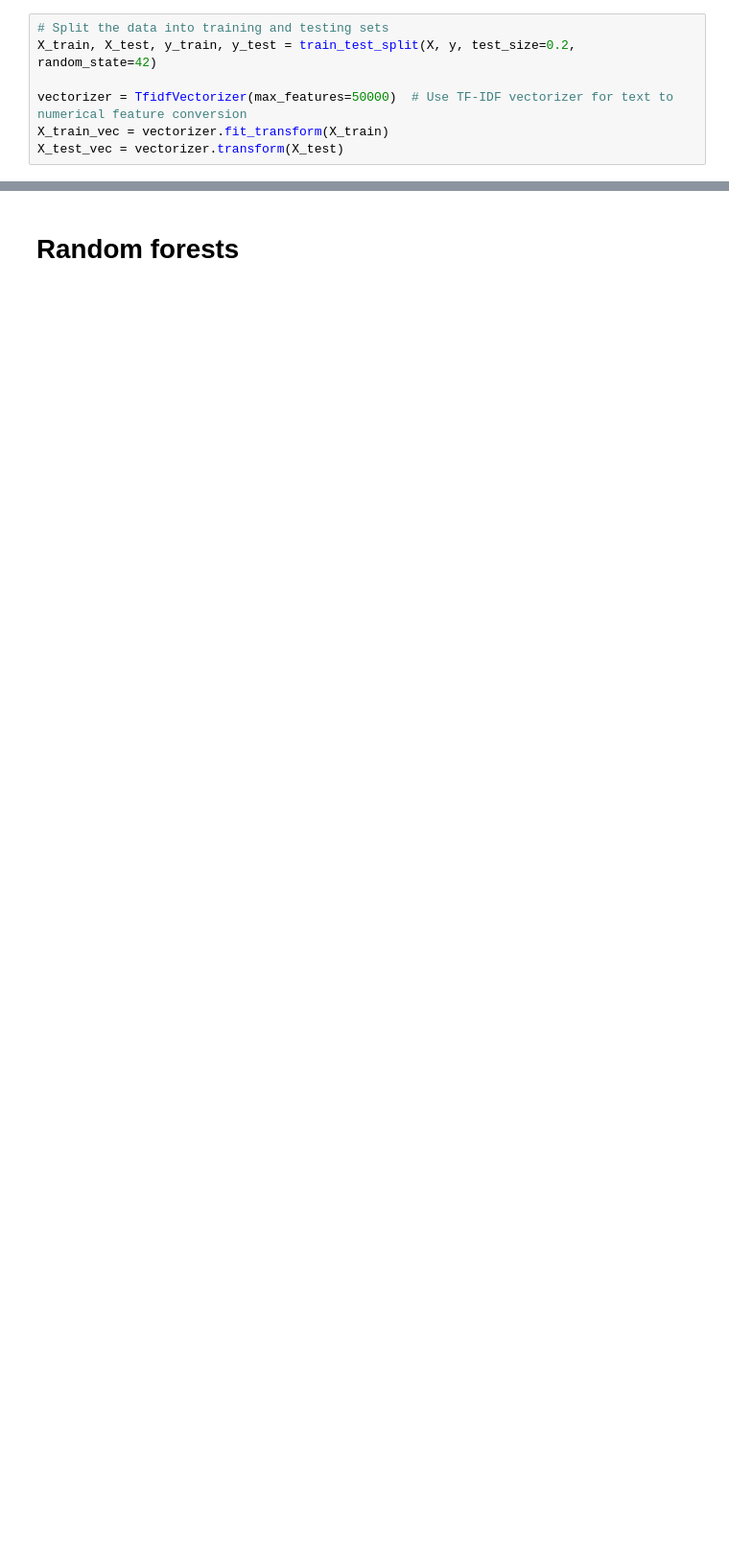
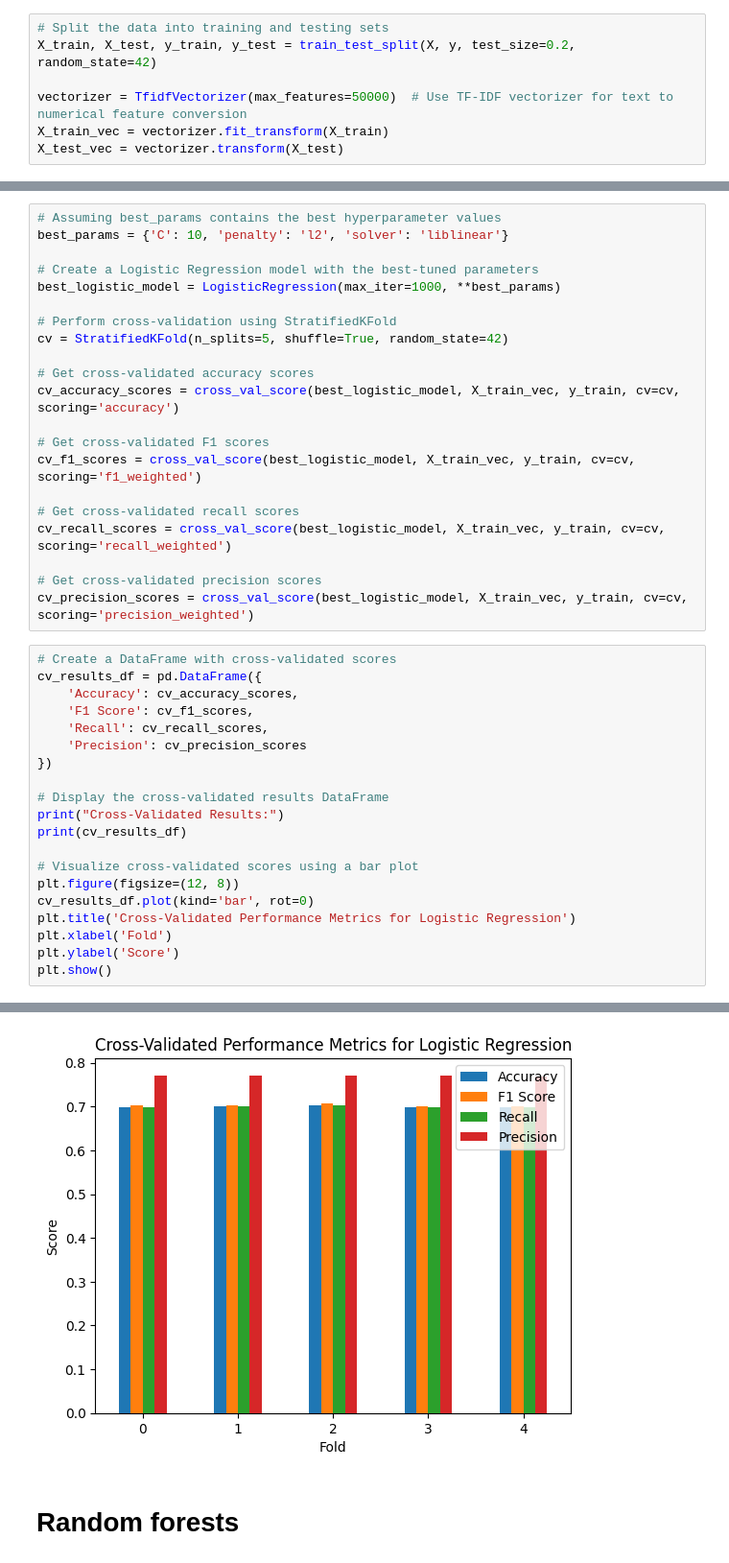
Before and after one commit to anapoklukar/text-classification-assignment, a Jupyter notebook: assignment2.ipynb, the cells around one changed output, grey strips where cells are left out. Shown: that part at 96% size. Drawn from its saved outputs; the diff is of its cells as text; blank space fills up the shorter version.

```diff
--- a/assignment2.ipynb
+++ b/assignment2.ipynb
@@ -387,0 +440,42 @@ results_df
+# %%
+# Assuming best_params contains the best hyperparameter values
+best_params = {'C': 10, 'penalty': 'l2', 'solver': 'liblinear'}
+
+# Create a Logistic Regression model with the best-tuned parameters
+best_logistic_model = LogisticRegression(max_iter=1000, **best_params)
+
+# Perform cross-validation using StratifiedKFold
+cv = StratifiedKFold(n_splits=5, shuffle=True, random_state=42)
+
+# Get cross-validated accuracy scores
+cv_accuracy_scores = cross_val_score(best_logistic_model, X_train_vec, y_train, cv=cv, scoring='accuracy')
+
+# Get cross-validated F1 scores
+cv_f1_scores = cross_val_score(best_logistic_model, X_train_vec, y_train, cv=cv, scoring='f1_weighted')
+
+# Get cross-validated recall scores
+cv_recall_scores = cross_val_score(best_logistic_model, X_train_vec, y_train, cv=cv, scoring='recall_weighted')
+
+# Get cross-validated precision scores
+cv_precision_scores = cross_val_score(best_logistic_model, X_train_vec, y_train, cv=cv, scoring='precision_weighted')
+# %%
+# Create a DataFrame with cross-validated scores
+cv_results_df = pd.DataFrame({
+    'Accuracy': cv_accuracy_scores,
+    'F1 Score': cv_f1_scores,
+    'Recall': cv_recall_scores,
+    'Precision': cv_precision_scores
+})
+
+# Display the cross-validated results DataFrame
+print("Cross-Validated Results:")
+print(cv_results_df)
+
+# Visualize cross-validated scores using a bar plot
+plt.figure(figsize=(12, 8))
+cv_results_df.plot(kind='bar', rot=0)
+plt.title('Cross-Validated Performance Metrics for Logistic Regression')
+plt.xlabel('Fold')
+plt.ylabel('Score')
+plt.show()
+# %% [output]
@@ -388,2 +490,3 @@ results_df
+[figure, added]
 # %% [markdown]
 # Random forests
```
Also changed, not shown: parts of 49 cells of this notebook, 1 other file.
